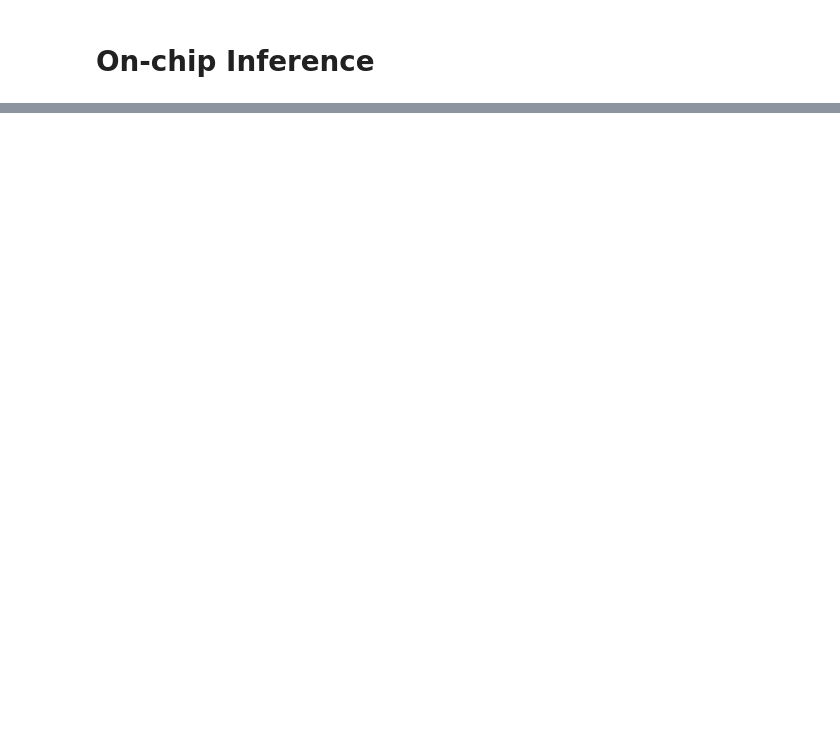
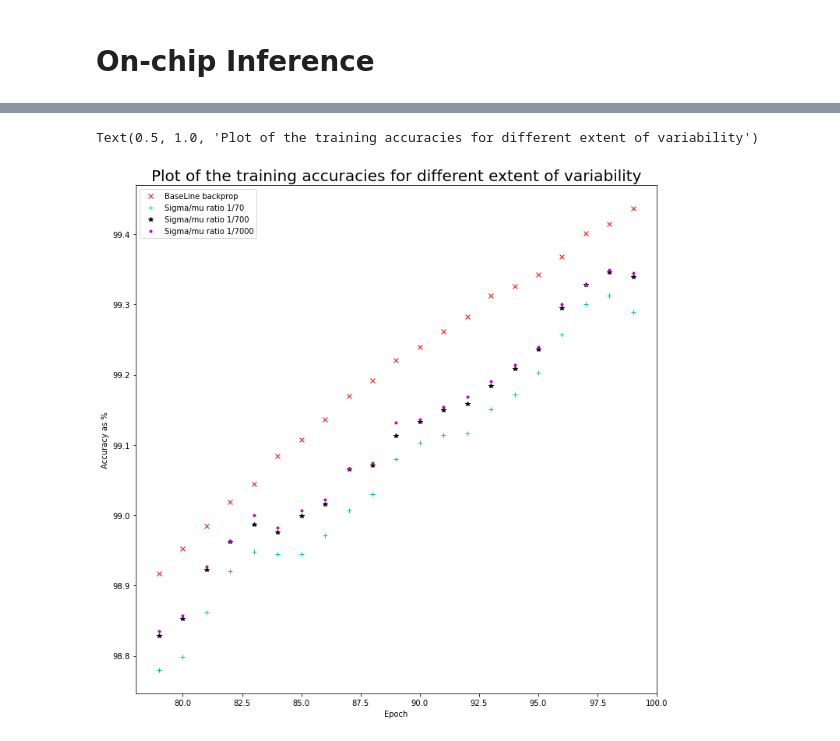
Before and after one commit to Rohit01-zoey/Perturbation-techniques-in-CNNs, a Jupyter notebook: code/mnistVariability.ipynb, the cells around one changed output, grey strips where cells are left out. Cells and saved outputs as stored; diff of their text form; code cells hidden in the pictures; blank space fills up the shorter version.

```diff
--- a/code/mnistVariability.ipynb
+++ b/code/mnistVariability.ipynb
@@ -517,0 +723,18 @@ plt.legend(["Training accuracy (software)", "Training accuracy (on chip)"])
+# %%
+plt.figure(figsize=(12, 12))
+xlim = range(79, 100)
+plt.plot(xlim, train_acc[79:], 'rx')
+#plt.plot(xlim,trainAccOnChipList[0][79:], 'b^')
+#plt.plot(xlim,trainAccOnChipList[1][79:], 'gs')
+plt.plot(xlim,trainAccOnChipList[2][79:], 'c+')
+plt.plot(xlim,trainAccOnChipList[3][79:], 'k*')
+plt.plot(xlim,trainAccOnChipList[4][79:], 'm.')
+
+plt.xlabel("Epoch")
+plt.ylabel("Accuracy as %")
+#plt.legend(["BaseLine backprop", "Sigma/mu ratio 3/7", "Sigma/mu ratio 1/7", "Sigma/mu ratio 1/70", "Sigma/mu ratio 1/700", "Sigma/mu ratio 1/7000"])
+plt.legend(["BaseLine backprop", "Sigma/mu ratio 1/70", "Sigma/mu ratio 1/700", "Sigma/mu ratio 1/7000"])
+plt.title("Plot of the training accuracies for different extent of variability", size = 20)
+# %% [output]
+Text(0.5, 1.0, 'Plot of the training accuracies for different extent of variability')
+[figure, added]
```
Also changed, not shown: parts of 29 cells of this notebook.
